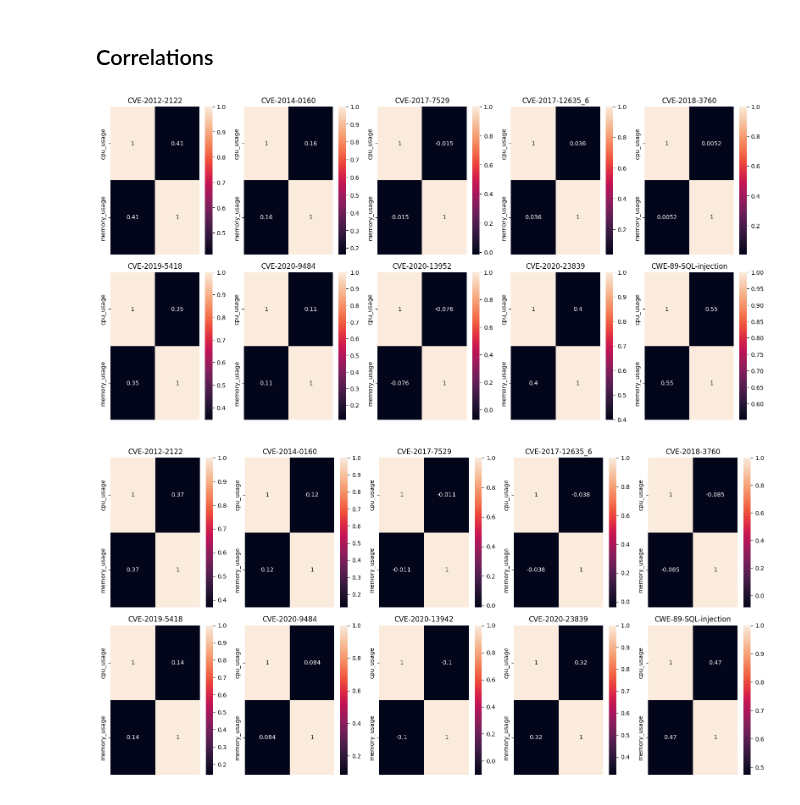
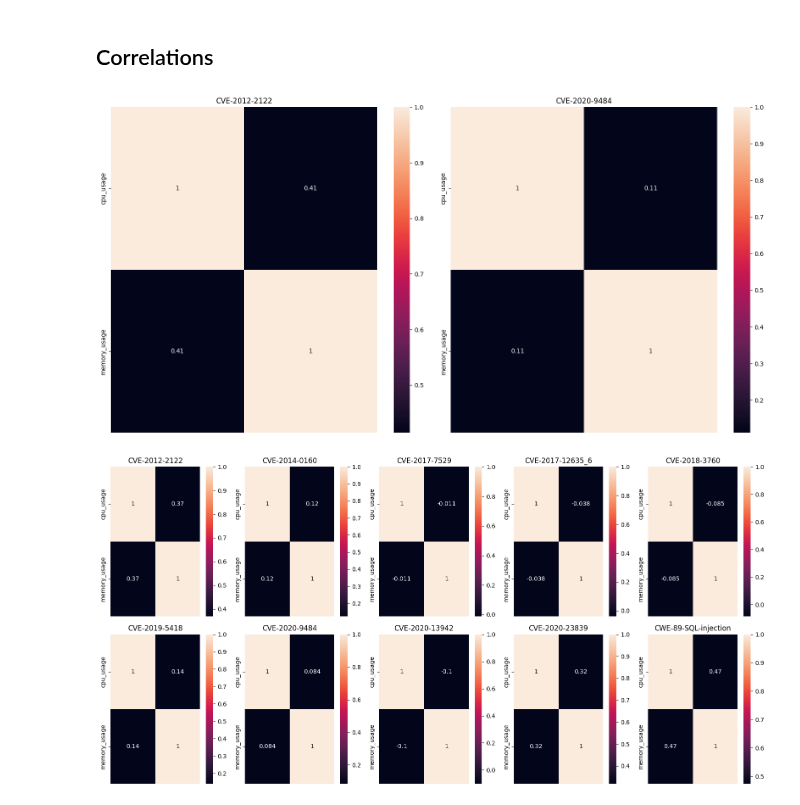
Before and after one commit to Janalytics94/anomaly-detection-software, a Jupyter notebook: src/notebooks/EDA.ipynb, the cells around one changed output. Saved outputs shown, nothing was run; the diff lists cells and outputs as text; code cells hidden in the pictures.

```diff
--- a/src/notebooks/EDA.ipynb
+++ b/src/notebooks/EDA.ipynb
@@ -1130,36 +1130,36 @@ fig.savefig("../../src/plots/EDA/Histplots_memory_usage_sceanrios_test.png")
 ## Correlations
 # %%
 # Train data
-fig, axes  = plt.subplots(2,5, sharex=False, figsize=(16,8))
+fig, axes  = plt.subplots(1,2, sharex=False, figsize=(16,8))
 correlations = []
 for i in range(0,len(scenarios)):
     data=train[train['scenario']==scenarios[i]][['cpu_usage', 'memory_usage']].corr()
     correlations.append(data)
 sns.heatmap(correlations[0], annot=True, xticklabels=False, ax=axes[0,0])
 axes[0,0].title.set_text('CVE-2012-2122')
 sns.heatmap(correlations[1], annot=True, xticklabels=False, ax=axes[0,1])
 axes[0,1].title.set_text('CVE-2014-0160')
 sns.heatmap(correlations[2], annot=True, xticklabels=False, ax=axes[0,2])
 axes[0,2].title.set_text('CVE-2017-7529')
 sns.heatmap(correlations[3], annot=True, xticklabels=False, ax=axes[0,3])
 axes[0,3].title.set_text('CVE-2017-12635_6')
 sns.heatmap(correlations[4], annot=True, xticklabels=False, ax=axes[0,4])
 axes[0,4].title.set_text('CVE-2018-3760')
 sns.heatmap(correlations[5], annot=True, xticklabels=False, ax=axes[1,0])
 axes[1,0].title.set_text('CVE-2019-5418')
 sns.heatmap(correlations[6], annot=True, xticklabels=False, ax=axes[1,1])
 axes[1,1].title.set_text('CVE-2020-9484')
 sns.heatmap(correlations[7], annot=True, xticklabels=False, ax=axes[1,2])
 axes[1,2].title.set_text('CVE-2020-13952')
 sns.heatmap(correlations[8], annot=True, xticklabels=False, ax=axes[1,3])
 axes[1,3].title.set_text('CVE-2020-23839')
 sns.heatmap(correlations[9], annot=True, xticklabels=False, ax=axes[1,4])
 axes[1,4].title.set_text('CWE-89-SQL-injection')
 fig.tight_layout()
 plt.show()
 fig.savefig("../../src/plots/EDA/CORRELATION_Train.png")
 # %% [output]
-[figure, old version]
+[figure, new version]
 # %%
 # Test data, exploit = False
 test_normal = test[test['exploit']!=True]
```
Also changed, not shown: parts of 35 cells of this notebook, 21 other files.
